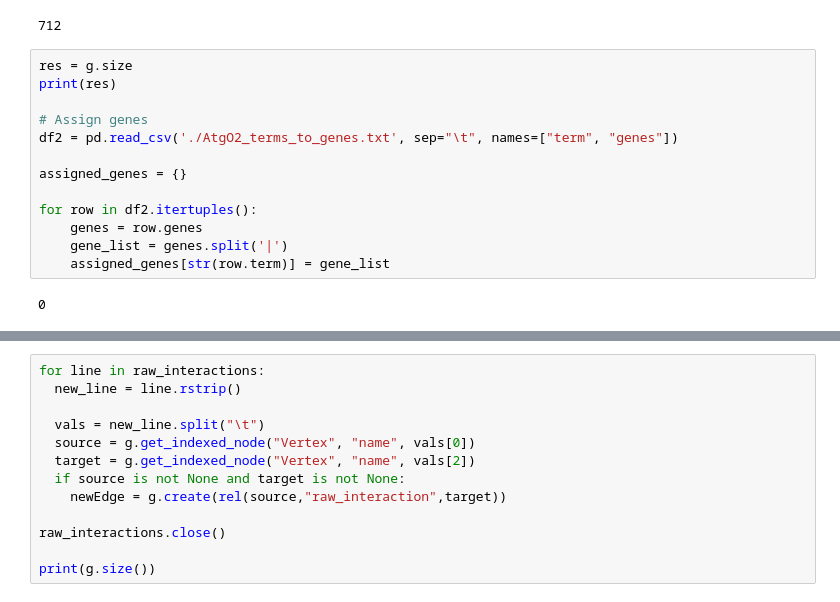
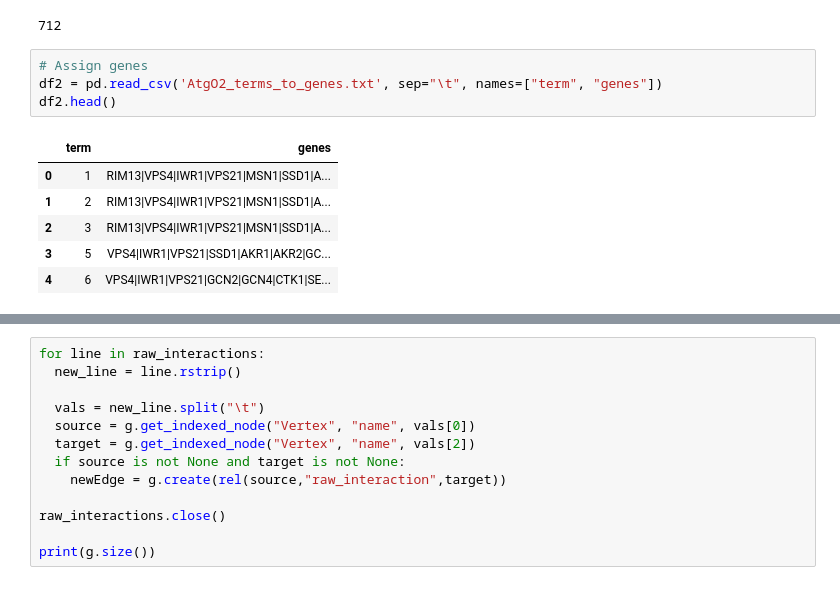
Before and after one commit to Synergetic-ai/ontology-data-generators, a Jupyter notebook: insert_ontology_tree.ipynb, the cells around one changed output, grey strips where cells are left out. Saved outputs shown, nothing was run; the diff lists cells and outputs as text.

```diff
--- a/insert_ontology_tree.ipynb
+++ b/insert_ontology_tree.ipynb
@@ -19,17 +27,13 @@ print(len(all_nodes))
 # %% [output]
 712
 # %%
-res = g.size
-print(res)
-
 # Assign genes
-df2 = pd.read_csv('./AtgO2_terms_to_genes.txt', sep="\t", names=["term", "genes"])
-
-assigned_genes = {}
-
-for row in df2.itertuples():
-    genes = row.genes
-    gene_list = genes.split('|')
-    assigned_genes[str(row.term)] = gene_list
+df2 = pd.read_csv('AtgO2_terms_to_genes.txt', sep="\t", names=["term", "genes"])
+df2.head()
 # %% [output]
-0
+|  | term | genes |
+| 0 | 1 | RIM13|VPS4|IWR1|VPS21|MSN1|SSD1|A... |
+| 1 | 2 | RIM13|VPS4|IWR1|VPS21|MSN1|SSD1|A... |
+| 2 | 3 | RIM13|VPS4|IWR1|VPS21|MSN1|SSD1|A... |
+| 3 | 5 | VPS4|IWR1|VPS21|SSD1|AKR1|AKR2|GC... |
+| 4 | 6 | VPS4|IWR1|VPS21|GCN2|GCN4|CTK1|SE... |
```
Also changed, not shown: parts of 6 cells of this notebook, 2 other files.
